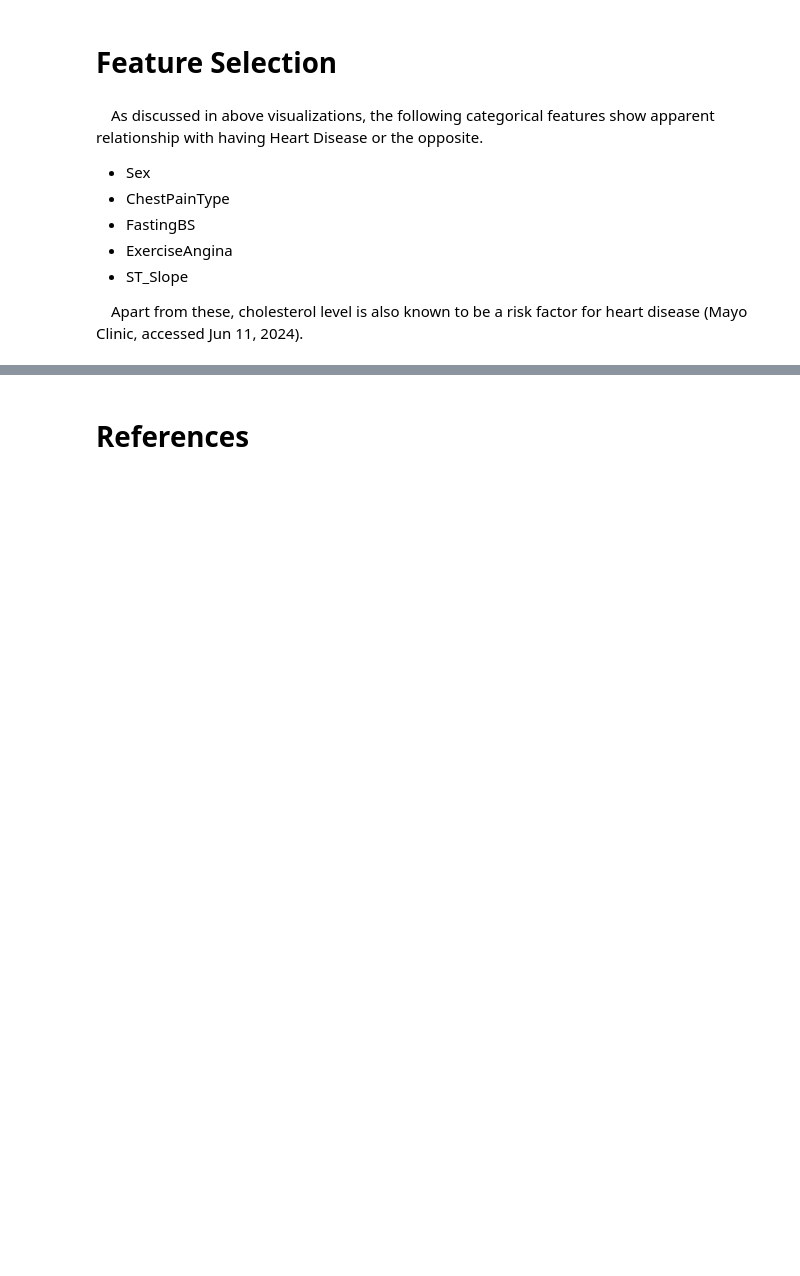
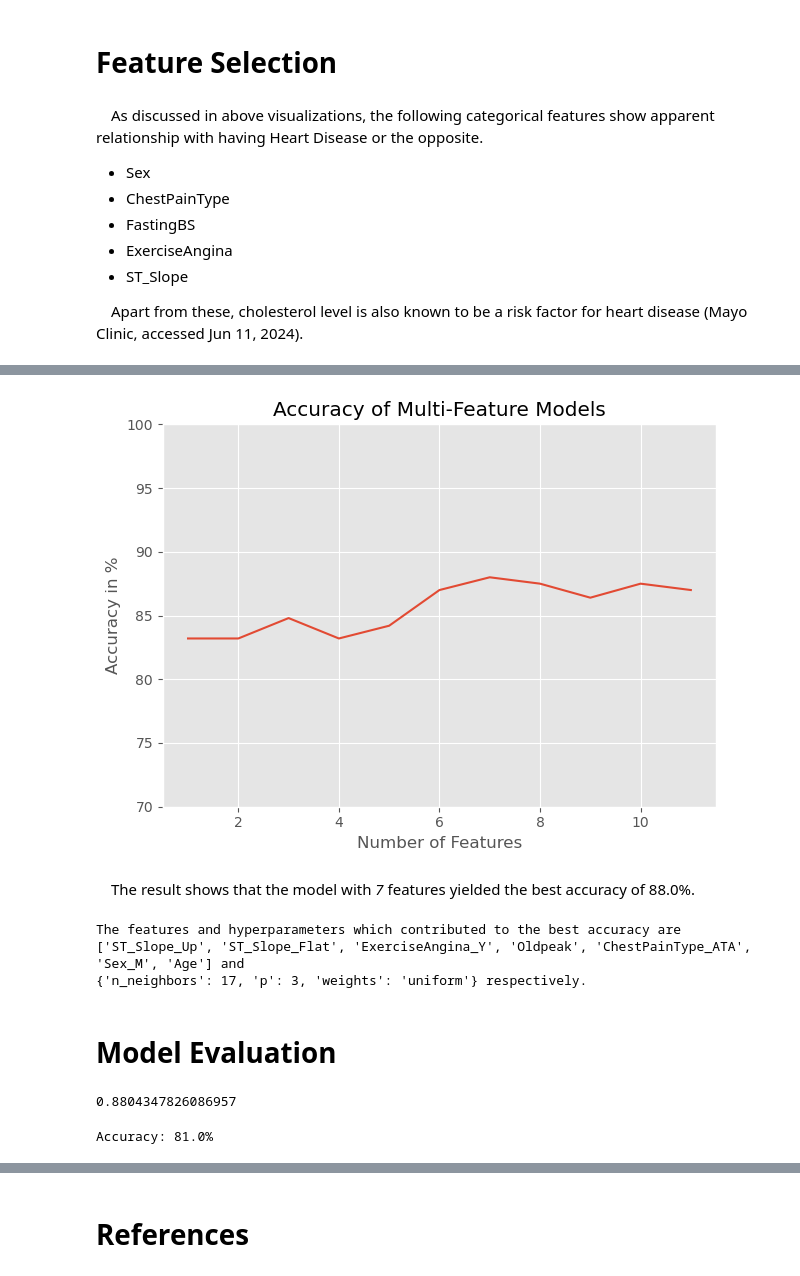
Before and after one commit to moscmh/heart_disease, a Jupyter notebook: heart.ipynb, the cells around one changed output, grey strips where cells are left out. Saved outputs shown, nothing was run; the diff lists cells and outputs as text; code cells hidden in the pictures; blank space fills up the shorter version.

```diff
--- a/heart.ipynb
+++ b/heart.ipynb
@@ -227,0 +357,5 @@ Shape after converting categorical into dummy variables: (917, 15)
+# %%
+knn = KNeighborsClassifier()
+knn_grid = GridSearchCV(knn, params, scoring='accuracy')
+knn_grid.fit(X_train_scaled[['ChestPainType_TA','ChestPainType_NAP']], y_train)
+print(round(knn_grid.best_estimator_.score(X_val_scaled[['ChestPainType_TA','ChestPainType_NAP']], y_val)*100, 1))
@@ -227,0 +370,23 @@ Shape after converting categorical into dummy variables: (917, 15)
+# %%
+# List of features ordered by accuracies
+features = accuracies.sort_values(by="accuracy", ascending=False).index
+# %%
+# Hyperparameters to be considered
+params = {"n_neighbors":[3,5,7,9,11,13,17,25],
+          "weights":['uniform','distance'],
+          "p":[2,3]}
+accuracies = {}
+best_params = {}
+best_estimators = {}
+# Models with each feature
+for trial in range(len(features),0,-1):
+    knn = KNeighborsClassifier()
+    knn_grid = GridSearchCV(knn, params, scoring='accuracy')
+    knn_grid.fit(X_train_scaled[features[0:trial]], y_train)
+    best_params[trial] = knn_grid.best_params_
+    best_estimators[trial] = knn_grid.best_estimator_
+    accuracies[trial] = round(knn_grid.best_estimator_.score(X_val_scaled[features[0:trial]], y_val)*100, 1)
+# %%
+# Display performance
+accuracies = pd.DataFrame.from_dict(accuracies, orient='index', columns=['accuracy']).sort_index(ascending=False)
+accuracies
@@ -227,0 +406,28 @@ Shape after converting categorical into dummy variables: (917, 15)
+# %%
+# Visualize Performance
+plt.plot(accuracies)
+plt.title("Accuracy of Multi-Feature Models")
+plt.xlabel("Number of Features")
+plt.ylabel("Accuracy in %")
+plt.ylim(70,100)
+plt.tight_layout()
+plt.show()
+# %% [output]
+[figure, added]
+# %% [markdown]
+&emsp;The result shows that the model with *7* features yielded the best accuracy of 88.0%.
+# %%
+print(f"The features and hyperparameters which contributed to the best accuracy are\n{list(features[0:7])} and \n{best_params[7]} respectively.")
+# %% [output]
+The features and hyperparameters which contributed to the best accuracy are
+['ST_Slope_Up', 'ST_Slope_Flat', 'ExerciseAngina_Y', 'Oldpeak', 'ChestPainType_ATA', 'Sex_M', 'Age'] and
+{'n_neighbors': 17, 'p': 3, 'weights': 'uniform'} respectively.
+# %% [markdown]
+# Model Evaluation
+# %%
+# Features, hyperparameters, and estimator from the best model
+best_features = (features[0:7])
+best_estimator = best_estimators[7]
+best_estimator.score(X_val_scaled[best_features], y_val)
+# %% [output]
+0.8804347826086957
@@ -227,0 +437,6 @@ Shape after converting categorical into dummy variables: (917, 15)
+# %%
+# Accuracy
+accuracy_test = 100 * (y_pred == y_test).sum() / len(y_test)
+print("Accuracy:", f"{round(accuracy_test,1)}%")
+# %% [output]
+Accuracy: 81.0%
```
Also changed, not shown: parts of 26 cells of this notebook, 1 other file.
